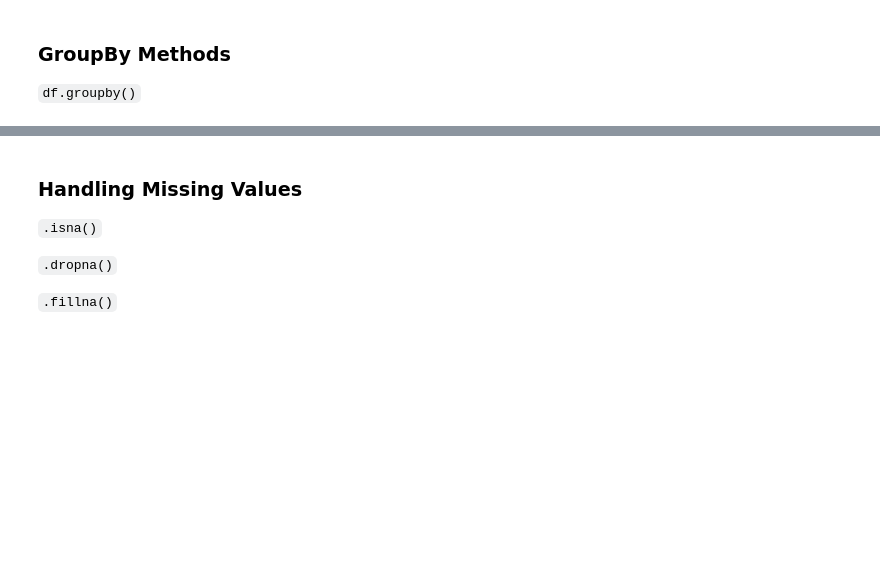
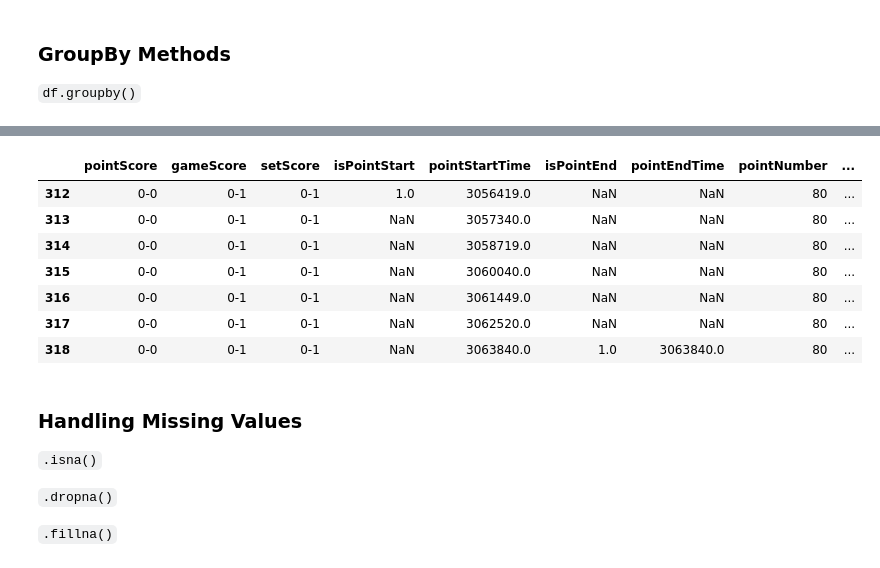
Before and after one commit to cjgimena/consulting-spring2025, a Jupyter notebook: week2_chloe.ipynb, the cells around one changed output, grey strips where cells are left out. Cells and saved outputs as stored; diff of their text form; code cells hidden in the pictures; blank space fills up the shorter version.

```diff
--- a/week2_chloe.ipynb
+++ b/week2_chloe.ipynb
@@ -35,6 +40,8 @@ Store the dataframe using the `pd.DataFrame()` function into a variable called `
 Read in the file from the data folder called `Shot_Visuals_KaylanBigun_NathanTrouve.csv`
 
 Save as `shots`
+# %%
+shots = pd.read_csv('data/Shot_Visuals_KaylanBigun_NathanTrouve.csv')
 # %% [markdown]
 `pd.read_json()`
 # %% [markdown]
@@ -151,3 +467,15 @@ Find the value counts of `firstServeZone` and `firstServeIn`
+# %%
+shots.groupby('pointNumber')['InsideOut'].sum()
+shots[shots['pointNumber'] == 80]
+# %% [output]
+|  | pointScore | gameScore | setScore | isPointStart | pointStartTime | isPointEnd | pointEndTime | pointNumber | ... |
+| 312 | 0-0 | 0-1 | 0-1 | 1.0 | 3056419.0 | NaN | NaN | 80 | ... |
+| 313 | 0-0 | 0-1 | 0-1 | NaN | 3057340.0 | NaN | NaN | 80 | ... |
+| 314 | 0-0 | 0-1 | 0-1 | NaN | 3058719.0 | NaN | NaN | 80 | ... |
+| 315 | 0-0 | 0-1 | 0-1 | NaN | 3060040.0 | NaN | NaN | 80 | ... |
+| 316 | 0-0 | 0-1 | 0-1 | NaN | 3061449.0 | NaN | NaN | 80 | ... |
+| 317 | 0-0 | 0-1 | 0-1 | NaN | 3062520.0 | NaN | NaN | 80 | ... |
+| 318 | 0-0 | 0-1 | 0-1 | NaN | 3063840.0 | 1.0 | 3063840.0 | 80 | ... |
 # %% [markdown]
 ### Handling Missing Values
 `.isna()`
```
Also changed, not shown: parts of 41 cells of this notebook, 1 other file.
